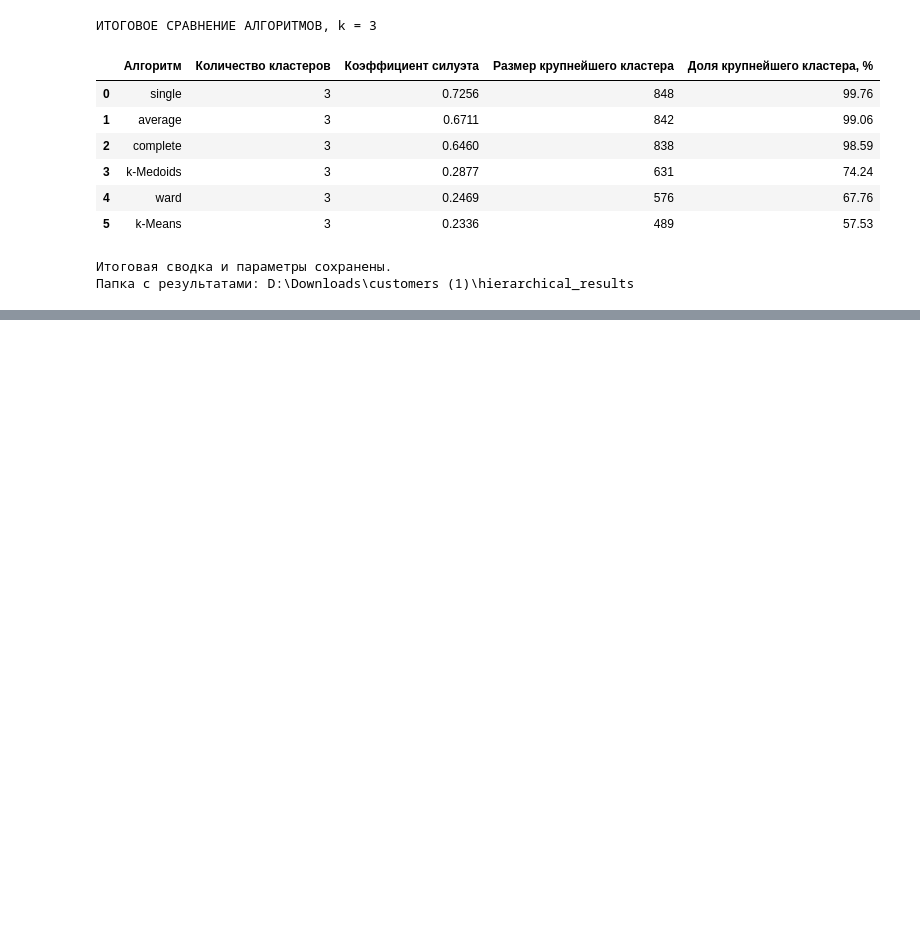
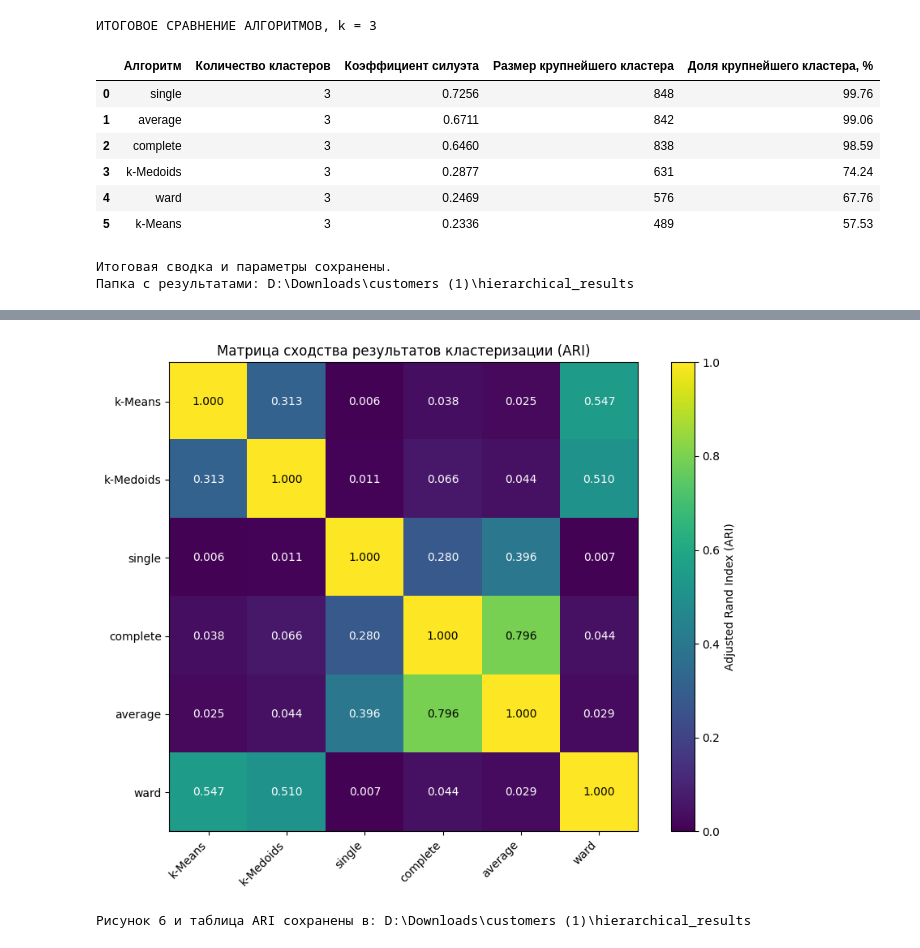
Before and after one commit to vs2212/prog, a Jupyter notebook: ОИАД6.ipynb, the cells around one changed output, grey strips where cells are left out. Saved outputs shown, nothing was run; the diff lists cells and outputs as text; code cells hidden in the pictures; blank space fills up the shorter version.

```diff
--- a/ОИАД6.ipynb
+++ b/ОИАД6.ipynb
@@ -640,0 +662,58 @@ print("Папка с результатами:", RESULTS_DIR.resolve())
+# %%
+
+import matplotlib.pyplot as plt
+import pandas as pd
+from pathlib import Path
+
+RESULTS_DIR = Path(r"D:\Downloads\customers (1)\hierarchical_results")
+RESULTS_DIR.mkdir(parents=True, exist_ok=True)
+
+# Матрица сходства результатов кластеризации
+methods = ["k-Means", "k-Medoids", "single",
+           "complete", "average", "ward"]
+
+ari_matrix = pd.DataFrame(
+    [
+        [1.000, 0.313, 0.006, 0.038, 0.025, 0.547],
+        [0.313, 1.000, 0.011, 0.066, 0.044, 0.510],
+        [0.006, 0.011, 1.000, 0.280, 0.396, 0.007],
+        [0.038, 0.066, 0.280, 1.000, 0.796, 0.044],
+        [0.025, 0.044, 0.396, 0.796, 1.000, 0.029],
+        [0.547, 0.510, 0.007, 0.044, 0.029, 1.000]
+    ],
+    index=methods,
+    columns=methods
+)
+
+plt.figure(figsize=(9, 7))
+image = plt.imshow(ari_matrix, cmap="viridis", vmin=0, vmax=1)
+plt.colorbar(image, label="Adjusted Rand Index (ARI)")
+
+plt.xticks(range(len(methods)), methods, rotation=45, ha="right")
+plt.yticks(range(len(methods)), methods)
+
+for i in range(len(methods)):
+    for j in range(len(methods)):
+        value = ari_matrix.iloc[i, j]
+        plt.text(
+            j, i, f"{value:.3f}",
+            ha="center",
+            va="center",
+            color="white" if value < 0.55 else "black"
+        )
+
+plt.title("Матрица сходства результатов кластеризации (ARI)")
+plt.tight_layout()
+plt.savefig(
+    RESULTS_DIR / "figure_6_ari_matrix.png",
+    dpi=200,
+    bbox_inches="tight"
+)
+plt.show()
+
+ari_matrix.to_csv(RESULTS_DIR / "figure_6_ari_matrix.csv")
+
+print("Рисунок 6 и таблица ARI сохранены в:", RESULTS_DIR)
+# %% [output]
+[figure, added]
+Рисунок 6 и таблица ARI сохранены в: D:\Downloads\customers (1)\hierarchical_results
```
Also changed, not shown: parts of 3 cells of this notebook.
